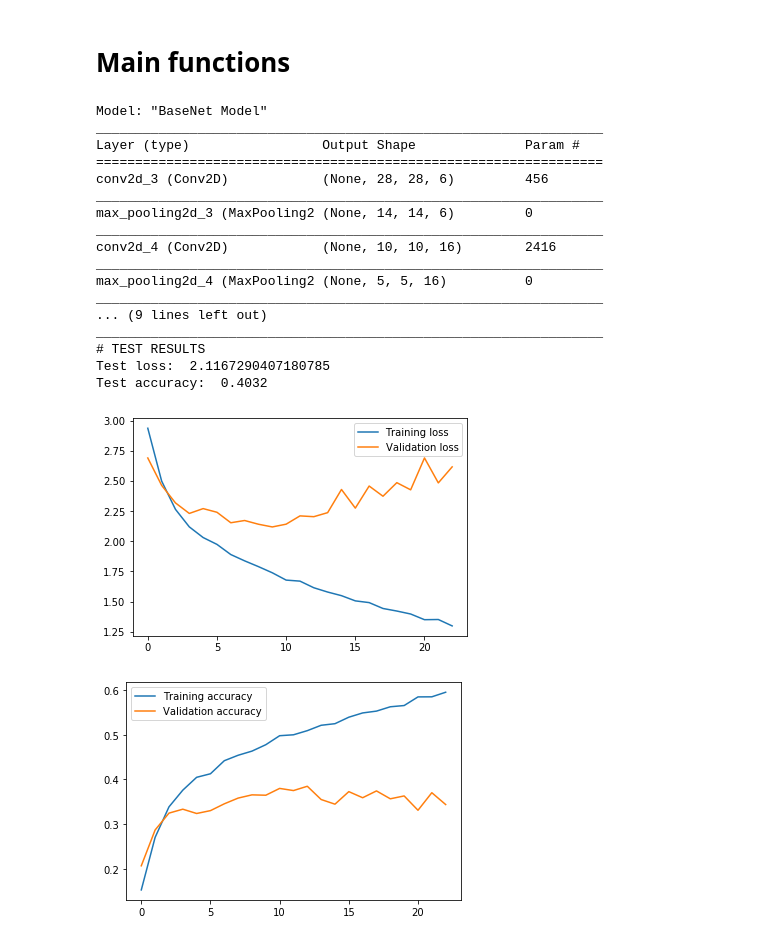
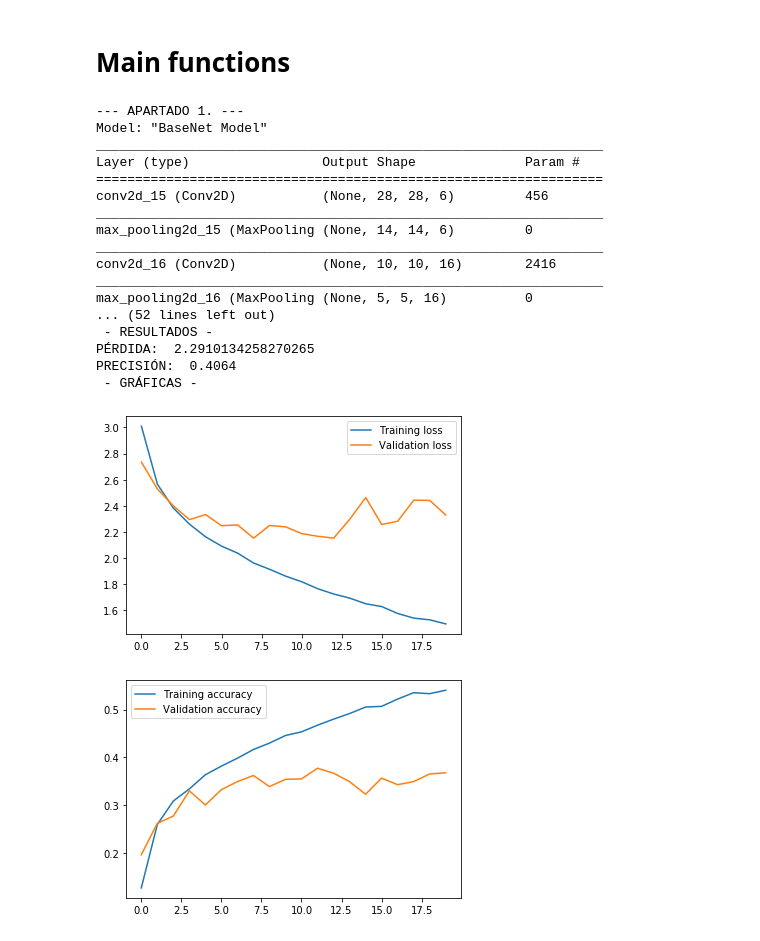
Before and after one commit to Ludvins/DGIIM_VC, a Jupyter notebook: Practica 2/Cifar.ipynb, the cells around one changed output. Saved outputs shown, nothing was run; the diff lists cells and outputs as text; code cells hidden in the pictures.

```diff
--- a/Practica 2/Cifar.ipynb
+++ b/Practica 2/Cifar.ipynb
@@ -202,9 +195,9 @@ def complex_data_generator():
 # %% [markdown]
 ## Model definitions
 # %%
-def base_net_model(name = 'BaseNet Model'):
+def simple_base_net_model():
     model = Sequential()
-    model.name = name
+    model.name = "Modelo BaseNet"
     model.add(Conv2D(6, kernel_size=(5, 5),
                      activation='relu',
                      input_shape=(32,32,3)))
@@ -328,6 +320,9 @@ def modified_res_net_model(freeze = True, name = 'ResNet modificado'):
 ## Train function
 # %%
 def train_and_evaluate(model, data_generator, batch_size, load_data_function = load_cifar_data, epochs = 100, verbose = 0):
+
+    if (verbose != 0):
+      print(" - ENTRENAMIENTO - ")
 
     model.compile(
         loss = keras.losses.categorical_crossentropy,
@@ -349,34 +344,37 @@ def train_and_evaluate(model, data_generator, batch_size, load_data_function = l
                 verbose = verbose,
                 callbacks = [EarlyStopping(monitor = 'val_acc', patience = 10, restore_best_weights = True)]
                 )
+    if (verbose != 0):
+      print(" - RESULTADOS - ")
 
     evaluate(model, x_test, y_test)
     return h
 # %% [markdown]
 # Main functions
 # %%
-# Ejercicio 1
-m1 = base_net_model()
+print("--- APARTADO 1. ---")
+m1 = simple_base_net_model()
 m1.summary()
-h1 = train_and_evaluate(m1, basic_data_generator, 32)
+h1 = train_and_evaluate(m1, basic_data_generator, 32, epochs = 20, verbose = 1)
+print(" - GRÁFICAS - ")
 show_evolution(h1)
 # %% [output]
+--- APARTADO 1. ---
 Model: "BaseNet Model"
 _________________________________________________________________
 Layer (type)                 Output Shape              Param #
 =================================================================
-conv2d_3 (Conv2D)            (None, 28, 28, 6)         456
+conv2d_15 (Conv2D)           (None, 28, 28, 6)         456
 _________________________________________________________________
-max_pooling2d_3 (MaxPooling2 (None, 14, 14, 6)         0
+max_pooling2d_15 (MaxPooling (None, 14, 14, 6)         0
 _________________________________________________________________
-conv2d_4 (Conv2D)            (None, 10, 10, 16)        2416
+conv2d_16 (Conv2D)           (None, 10, 10, 16)        2416
 _________________________________________________________________
-max_pooling2d_4 (MaxPooling2 (None, 5, 5, 16)          0
-_________________________________________________________________
-... (9 lines left out)
-_________________________________________________________________
-# TEST RESULTS
-Test loss:  2.1167290407180785
-Test accuracy:  0.4032
+max_pooling2d_16 (MaxPooling (None, 5, 5, 16)          0
+... (52 lines left out)
+ - RESULTADOS -
+PÉRDIDA:  2.2910134258270265
+PRECISIÓN:  0.4064
+ - GRÁFICAS -
-[figure, old version]
+[figure, new version]
-[figure, old version]
+[figure, new version]
```
Also changed, not shown: parts of 17 cells of this notebook.
